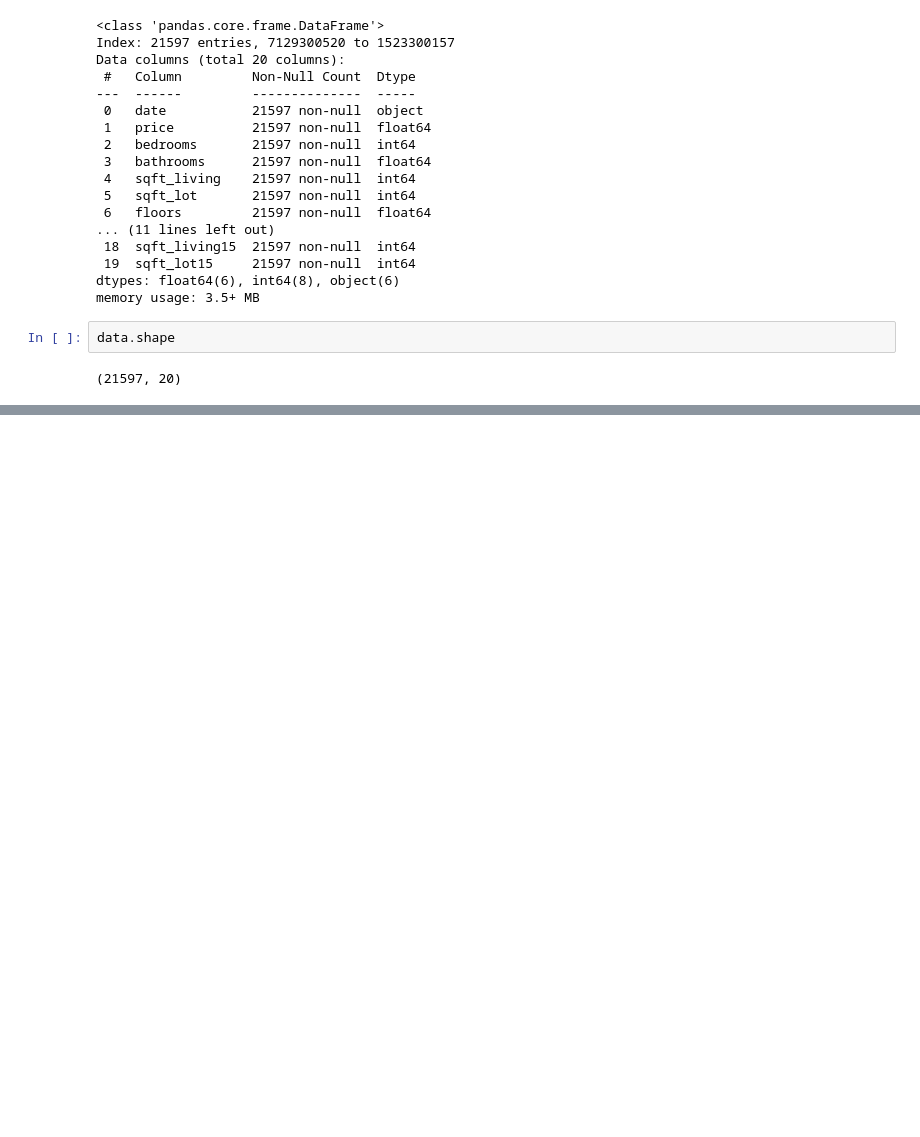
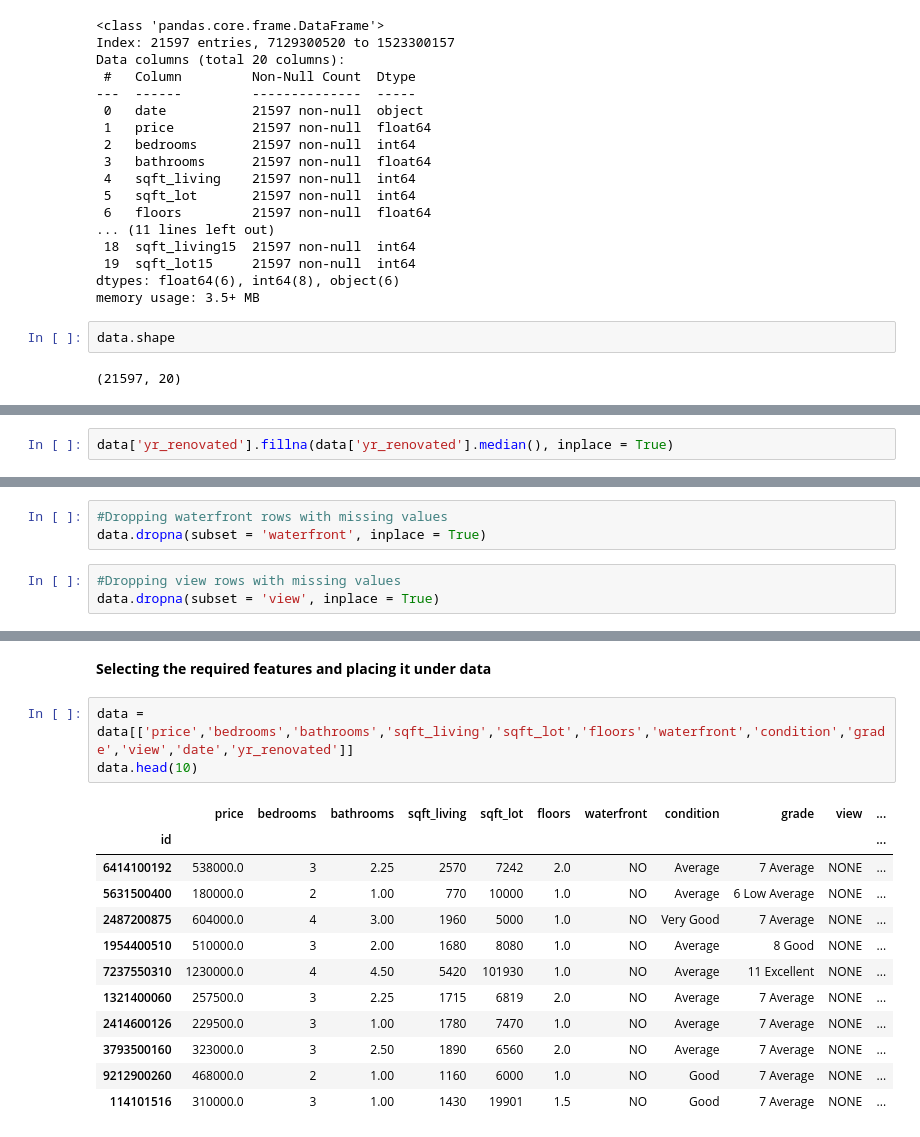
Before and after one commit to lynnndero/Phase-2-project---linear-regression, a Jupyter notebook: student.ipynb, the cells around one changed output, grey strips where cells are left out. Saved outputs shown, nothing was run; the diff lists cells and outputs as text; blank space fills up the shorter version.

Commit message:
Finished data preparation and formulating hypothesis and began modeling

```diff
--- a/student.ipynb
+++ b/student.ipynb
@@ -90,0 +114,2 @@ data.shape
+# %%
+data['yr_renovated'].fillna(data['yr_renovated'].median(), inplace = True)
@@ -90,0 +118,6 @@ data.shape
+# %%
+#Dropping waterfront rows with missing values
+data.dropna(subset = 'waterfront', inplace = True)
+# %%
+#Dropping view rows with missing values
+data.dropna(subset = 'view', inplace = True)
@@ -90,0 +186,18 @@ data.shape
+# %% [markdown]
+**Selecting the required features and placing it under data**
+# %%
+data = data[['price','bedrooms','bathrooms','sqft_living','sqft_lot','floors','waterfront','condition','grade','view','date','yr_renovated']]
+data.head(10)
+# %% [output]
+|  | price | bedrooms | bathrooms | sqft_living | sqft_lot | floors | waterfront | condition | grade | view | ... |
+| id |  |  |  |  |  |  |  |  |  |  | ... |
+| 6414100192 | 538000.0 | 3 | 2.25 | 2570 | 7242 | 2.0 | NO | Average | 7 Average | NONE | ... |
+| 5631500400 | 180000.0 | 2 | 1.00 | 770 | 10000 | 1.0 | NO | Average | 6 Low Average | NONE | ... |
+| 2487200875 | 604000.0 | 4 | 3.00 | 1960 | 5000 | 1.0 | NO | Very Good | 7 Average | NONE | ... |
+| 1954400510 | 510000.0 | 3 | 2.00 | 1680 | 8080 | 1.0 | NO | Average | 8 Good | NONE | ... |
+| 7237550310 | 1230000.0 | 4 | 4.50 | 5420 | 101930 | 1.0 | NO | Average | 11 Excellent | NONE | ... |
+| 1321400060 | 257500.0 | 3 | 2.25 | 1715 | 6819 | 2.0 | NO | Average | 7 Average | NONE | ... |
+| 2414600126 | 229500.0 | 3 | 1.00 | 1780 | 7470 | 1.0 | NO | Average | 7 Average | NONE | ... |
+| 3793500160 | 323000.0 | 3 | 2.50 | 1890 | 6560 | 2.0 | NO | Average | 7 Average | NONE | ... |
+| 9212900260 | 468000.0 | 2 | 1.00 | 1160 | 6000 | 1.0 | NO | Good | 7 Average | NONE | ... |
+| 114101516 | 310000.0 | 3 | 1.00 | 1430 | 19901 | 1.5 | NO | Good | 7 Average | NONE | ... |
```
Also changed, not shown: parts of 20 cells of this notebook.
